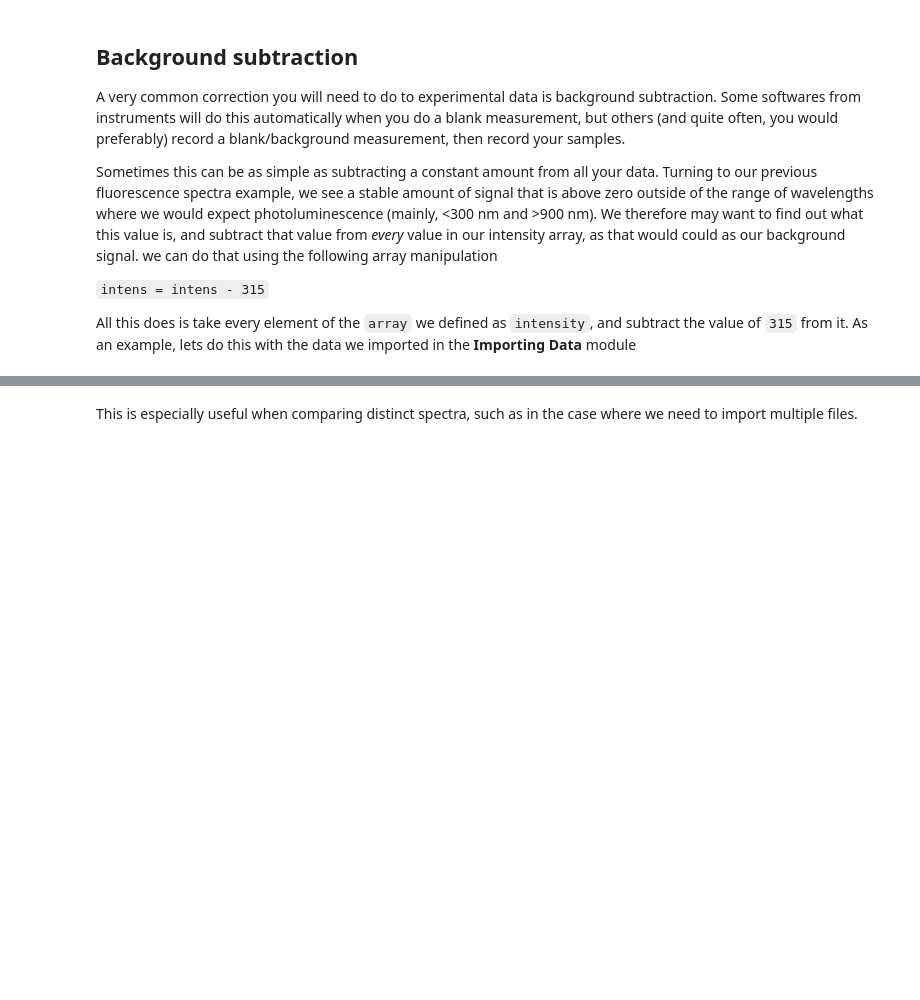
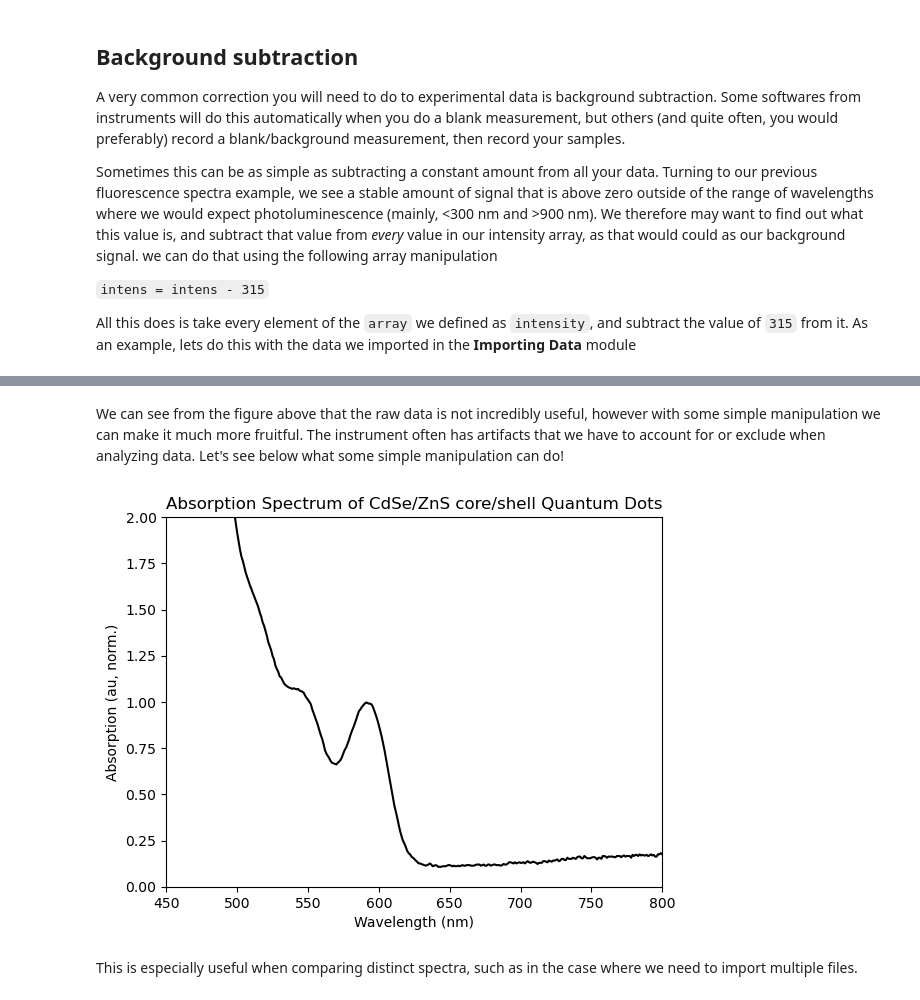
Before and after one commit to Rees9/Py4PhysChem, a Jupyter notebook: ManipulatingData.ipynb, the cells around one changed output, grey strips where cells are left out. Drawn from its saved outputs; the diff is of its cells as text; code cells hidden in the pictures; blank space fills up the shorter version.

```diff
--- a/ManipulatingData.ipynb
+++ b/ManipulatingData.ipynb
@@ -240,3 +222,45 @@ plt.legend();
+# %% [markdown]
+We can see from the figure above that the raw data is not incredibly useful, however with some simple manipulation we can make it much more fruitful. The instrument often has artifacts that we have to account for or exclude when analyzing data. Let's see below what some simple manipulation can do!
+# %%
+# Import packages
+import numpy as np
+import matplotlib.pyplot as plt
+%matplotlib inline
+
+# define where our file can be found to be imported
+filepath        = 'data/2020-02-11 ITK605 Absorption.csv'
+
+x, y            = np.genfromtxt(filepath,
+                                 dtype=float,
+                                 delimiter=',',
+                                 skip_header=2,
+                                 unpack=True)
+
+# first, truncate my data to 450 nm and beyond
+y = y[x > 450] # first, modify the y values to corruspond to when the x values are greater than 450
+x = x[x > 450] # then, modify the x values to corruspond to when the x values are greater than 450
+
+# next, locate the local maximum that I know is around 600 nm
+local_y = y[(x > 550) & (x < 650)] # truncate y values to x values between 600 and 610
+local_max = max(local_y) # find global maximum
+
+# normalize by local maximum
+y = y/local_max
+
+# plot normalized data
+plt.plot(x,y,color='black',label='normalized')
+
+# we can also subtract the background, however we usually do that before normalizing and wont do it here
+
+# set plot labels and title
+plt.xlabel('Wavelength (nm)')
+plt.ylabel('Absorption (au, norm.)')
+plt.title('Absorption Spectrum of CdSe/ZnS core/shell Quantum Dots')
+# set x and y limits
+plt.xlim(450,800)
+plt.ylim(0,2);
+# %% [output]
+[figure, added]
 # %% [markdown]
 This is especially useful when comparing distinct spectra, such as in the case where we need to import multiple files.
 # %% [markdown]
```
Also changed, not shown: parts of 7 cells of this notebook, 2 other files.
